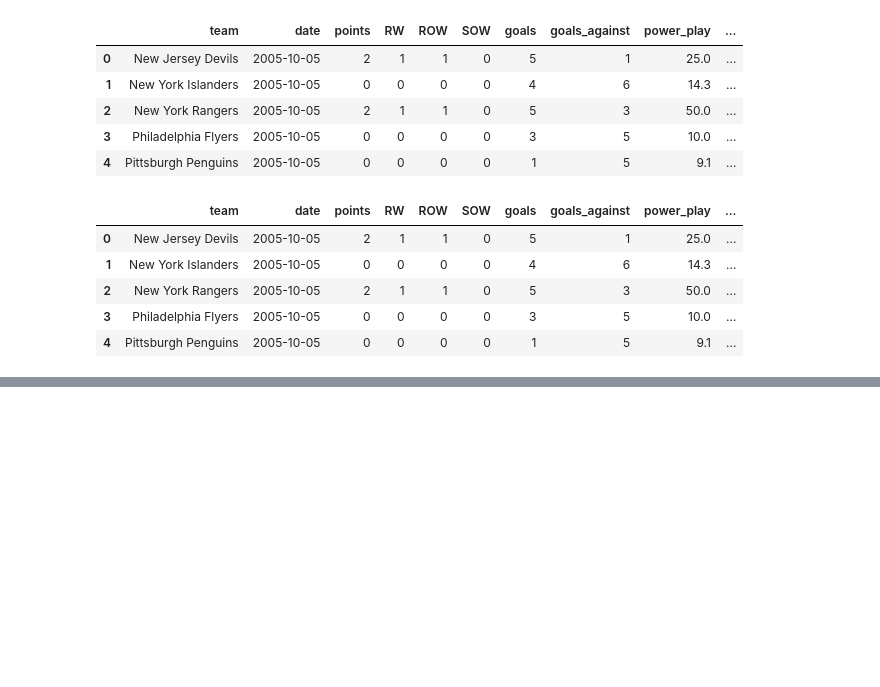
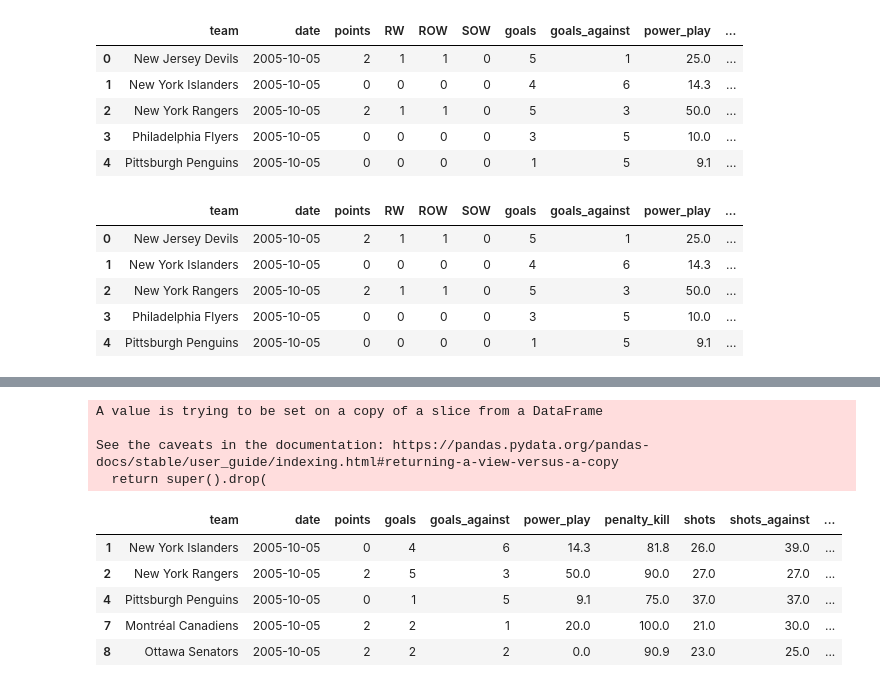
Before and after one commit to cbarger233/NHL-Scores-Predictions, a Jupyter notebook: eda.ipynb, the cells around one changed output, grey strips where cells are left out. Drawn from its saved outputs; the diff is of its cells as text; code cells hidden in the pictures; blank space fills up the shorter version.

```diff
--- a/eda.ipynb
+++ b/eda.ipynb
@@ -105,0 +132,15 @@ df.head()
+# %%
+df_away = df[df['identifier'] == '@']
+df_away.drop(columns=['identifier'], inplace=True)
+df_away.head()
+# %% [output]
+A value is trying to be set on a copy of a slice from a DataFrame
+
+See the caveats in the documentation: https://pandas.pydata.org/pandas-docs/stable/user_guide/indexing.html#returning-a-view-versus-a-copy
+  return super().drop(
+|  | team | date | points | goals | goals_against | power_play | penalty_kill | shots | shots_against | ... |
+| 1 | New York Islanders | 2005-10-05 | 0 | 4 | 6 | 14.3 | 81.8 | 26.0 | 39.0 | ... |
+| 2 | New York Rangers | 2005-10-05 | 2 | 5 | 3 | 50.0 | 90.0 | 27.0 | 27.0 | ... |
+| 4 | Pittsburgh Penguins | 2005-10-05 | 0 | 1 | 5 | 9.1 | 75.0 | 37.0 | 37.0 | ... |
+| 7 | Montréal Canadiens | 2005-10-05 | 2 | 2 | 1 | 20.0 | 100.0 | 21.0 | 30.0 | ... |
+| 8 | Ottawa Senators | 2005-10-05 | 2 | 2 | 2 | 0.0 | 90.9 | 23.0 | 25.0 | ... |
```
Also changed, not shown: parts of 10 cells of this notebook.
